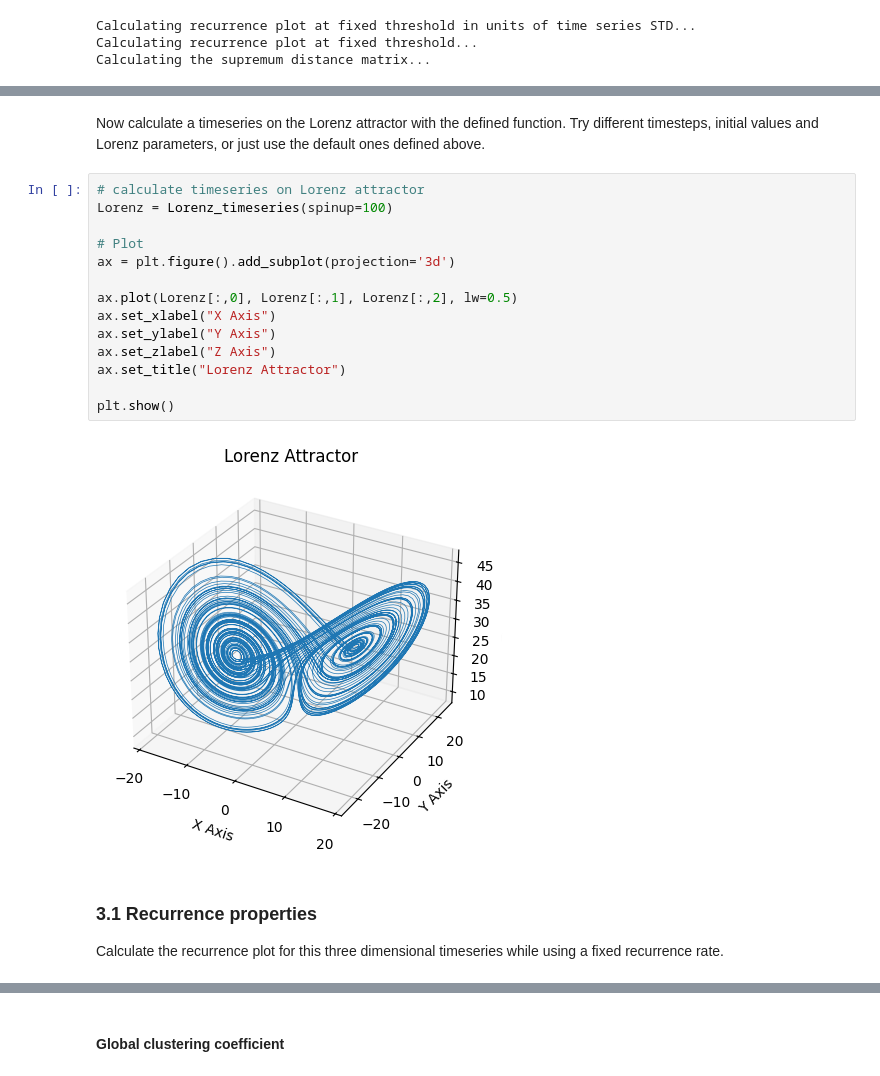
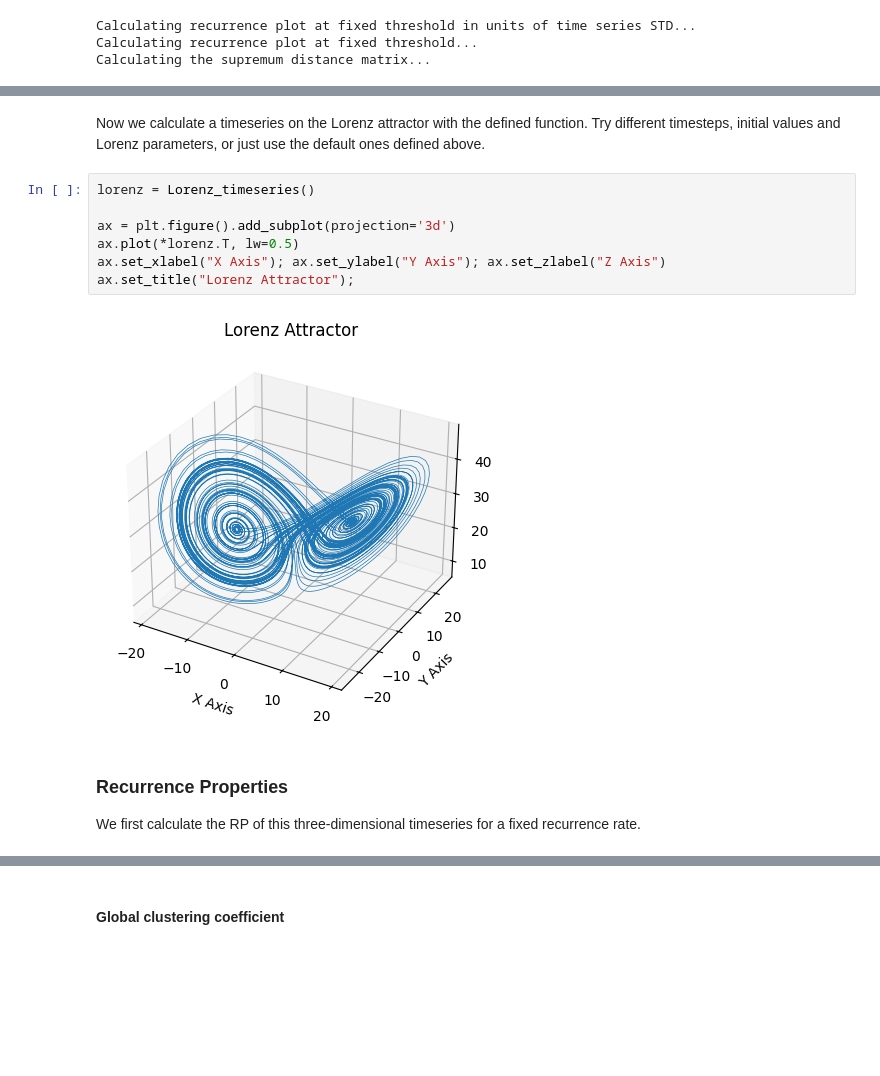
Before and after one commit to pik-copan/pyunicorn, a Jupyter notebook: examples/tutorials/RecurrenceNetworks.ipynb, the cells around one changed output, grey strips where cells are left out. Saved outputs shown, nothing was run; the diff lists cells and outputs as text; blank space fills up the shorter version.

```diff
--- a/examples/tutorials/RecurrenceNetworks.ipynb
+++ b/examples/tutorials/RecurrenceNetworks.ipynb
@@ -306,22 +256,15 @@ def Lorenz_timeseries(dt=0.01, num_steps=10000, x0=0., y0=1., z0=1.05, s=10., r=
 # %% [markdown]
-Now calculate a timeseries on the Lorenz attractor with the defined function. Try different timesteps, initial values and Lorenz parameters, or just use the default ones defined above.
+Now we calculate a timeseries on the Lorenz attractor with the defined function. Try different timesteps, initial values and Lorenz parameters, or just use the default ones defined above.
 # %%
-# calculate timeseries on Lorenz attractor
-Lorenz = Lorenz_timeseries(spinup=100)
+lorenz = Lorenz_timeseries()
 
-# Plot
 ax = plt.figure().add_subplot(projection='3d')
-
-ax.plot(Lorenz[:,0], Lorenz[:,1], Lorenz[:,2], lw=0.5)
-ax.set_xlabel("X Axis")
-ax.set_ylabel("Y Axis")
-ax.set_zlabel("Z Axis")
-ax.set_title("Lorenz Attractor")
-
-plt.show()
+ax.plot(*lorenz.T, lw=0.5)
+ax.set_xlabel("X Axis"); ax.set_ylabel("Y Axis"); ax.set_zlabel("Z Axis")
+ax.set_title("Lorenz Attractor");
 # %% [output]
-[figure, old version]
+[figure, new version]
 # %% [markdown]
-### 3.1 Recurrence properties
+### Recurrence Properties
 
-Calculate the recurrence plot for this three dimensional timeseries while using a fixed recurrence rate.
+We first calculate the RP of this three-dimensional timeseries for a fixed recurrence rate.
```
Also changed, not shown: parts of 51 cells of this notebook, 19 other files.
